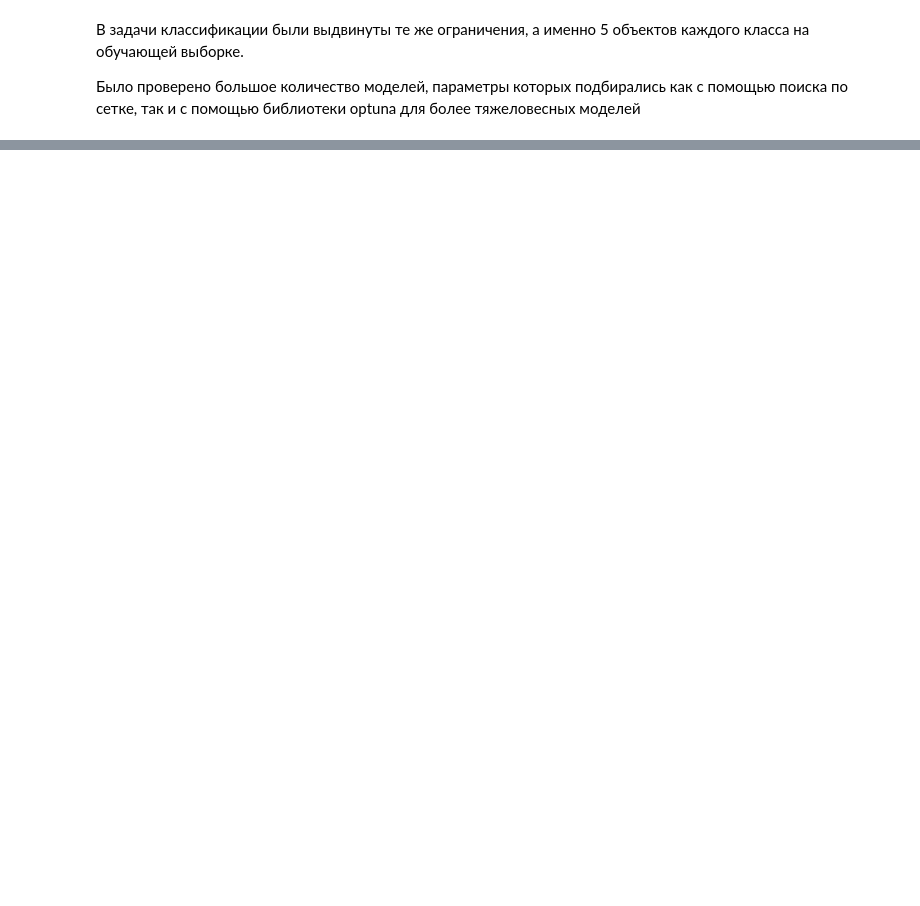
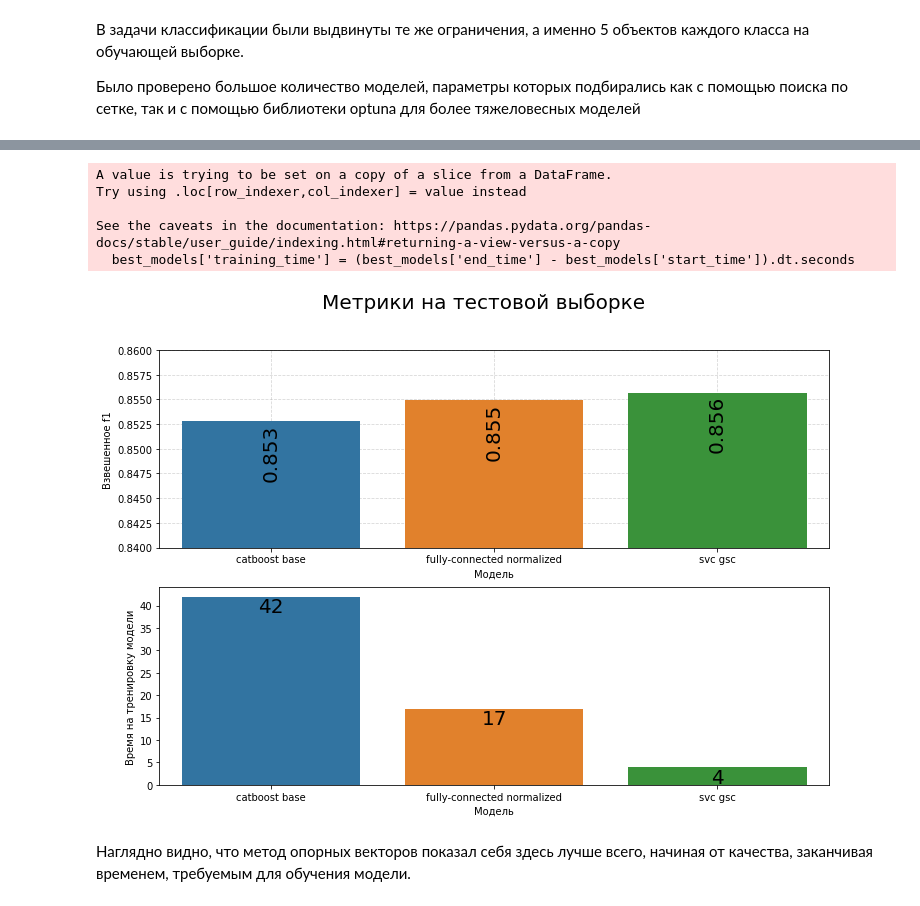
Before and after one commit to qdzzzxc/voice_classification_dusha, a Jupyter notebook: models_result.ipynb, the cells around one changed output, grey strips where cells are left out. Drawn from its saved outputs; the diff is of its cells as text; code cells hidden in the pictures; blank space fills up the shorter version.

```diff
--- a/models_result.ipynb
+++ b/models_result.ipynb
@@ -122,0 +143,41 @@ bar.set_title('Классификация на 102 класса')
+# %%
+cls_102_5_df = mlflow.search_runs([experiment_id], order_by=['metrics.f1_weighted'])
+best_models = cls_102_5_df[cls_102_5_df['tags.mlflow.runName'].isin(['catboost base', 'fully-connected normalized', 'svc gsc'])]
+best_models['training_time'] = (best_models['end_time'] - best_models['start_time']).dt.seconds
+best_models = best_models[[
+        'tags.mlflow.runName',
+        'metrics.f1_weighted',
+        'metrics.f1_micro',
+        'metrics.accuracy',
+        'training_time'
+    ]]
+# %% [output]
+A value is trying to be set on a copy of a slice from a DataFrame.
+Try using .loc[row_indexer,col_indexer] = value instead
+
+See the caveats in the documentation: https://pandas.pydata.org/pandas-docs/stable/user_guide/indexing.html#returning-a-view-versus-a-copy
+  best_models['training_time'] = (best_models['end_time'] - best_models['start_time']).dt.seconds
+# %%
+plt.figure(figsize=(12, 8))
+plt.subplot(2, 1, 1)
+bar = sns.barplot(x=list(best_models['tags.mlflow.runName']), y="metrics.f1_weighted", data=best_models, zorder=2)
+for container in bar.containers:
+    bar.bar_label(container, fmt="%.3f", rotation=90, padding=-60, size=20)
+bar.set_xlabel("Модель")
+bar.set_ylabel("Взвешенноe f1")
+plt.grid(alpha=0.5, linestyle="--", zorder=0)
+plt.ylim(0.84, 0.86)
+
+plt.subplot(2, 1, 2)
+bar = sns.barplot(x=list(best_models['tags.mlflow.runName']), y="training_time", data=best_models)
+for container in bar.containers:
+    bar.bar_label(container, fmt="%.0f", size=20, padding=-20)
+bar.set_xlabel("Модель")
+bar.set_ylabel("Время на тренировку модели")
+
+plt.suptitle('Метрики на тестовой выборке', size=20)
+plt.show()
+# %% [output]
+[figure, added]
+# %% [markdown]
+Наглядно видно, что метод опорных векторов показал себя здесь лучше всего, начиная от качества, заканчивая временем, требуемым для обучения модели.
```
Also changed, not shown: parts of 26 cells of this notebook, 6 other files.
